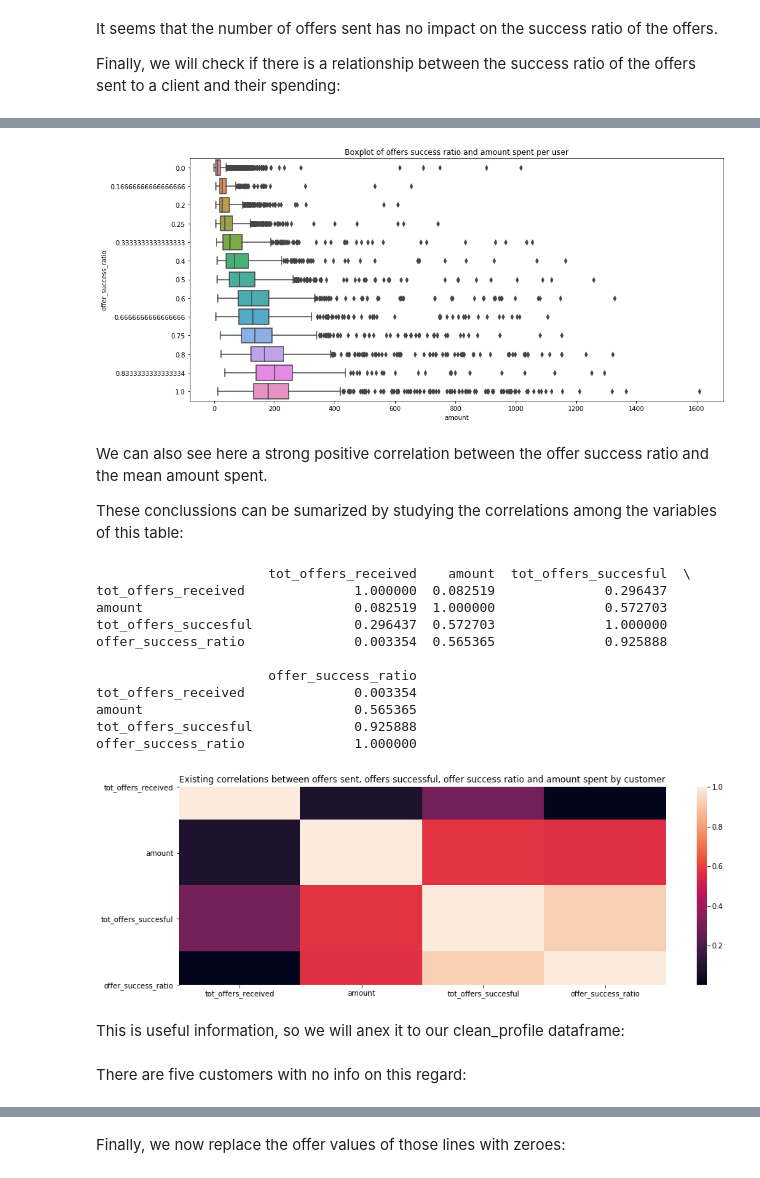
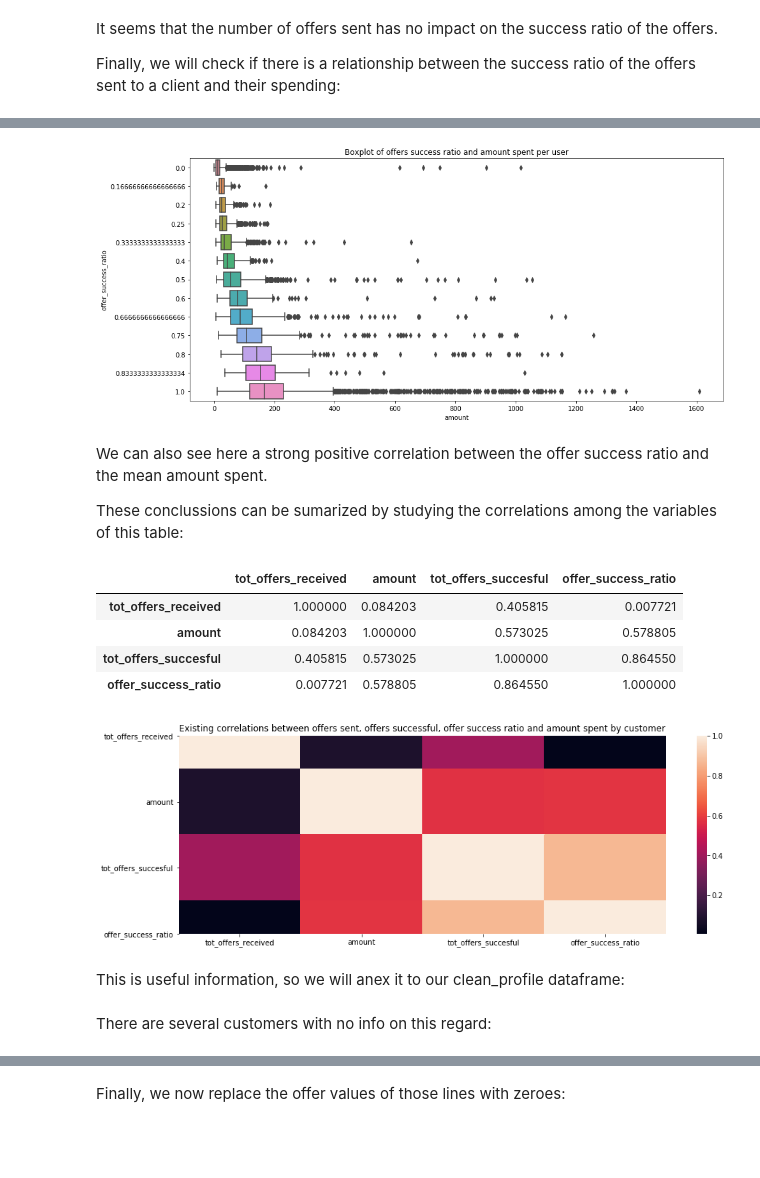
Before and after one commit to IllanL/Udacity_ML_Eng, a Jupyter notebook: Capstone project - Starbucks/Starbucks_Capstone_notebook.ipynb, the cells around one changed output, grey strips where cells are left out. Drawn from its saved outputs; the diff is of its cells as text; code cells hidden in the pictures; blank space fills up the shorter version.

```diff
--- a/Capstone project - Starbucks/Starbucks_Capstone_notebook.ipynb
+++ b/Capstone project - Starbucks/Starbucks_Capstone_notebook.ipynb
@@ -421,0 +421,2 @@ Let's keep these values for now, and we will see how to deal with them later, if
+# %%
+transcript2 = transcript2[~transcript2['offer_id'].isin(portfolio[portfolio['offer_type']=='informational']['id'])]
@@ -761,33 +763,27 @@ fig_boxplot = plt.figure(figsize=[15,7])
 a = sns.boxplot(totals_per_user['amount'], totals_per_user['offer_success_ratio'], orient = 'h')
 plt.title('Boxplot of offers success ratio and amount spent per user');
 # %% [output]
-[figure, old version]
+[figure, new version]
 # %% [markdown]
 We can also see here a strong positive correlation between the offer success ratio and the mean amount spent.
 
 These conclussions can be sumarized by studying the correlations among the variables of this table:
 # %%
 correlations = totals_per_user.corr()
-print(correlations)
 sns.heatmap(correlations)
-plt.title('Existing correlations between offers sent, offers successful, offer success ratio and amount spent by customer');
+plt.title('Existing correlations between offers sent, offers successful, offer success ratio and amount spent by customer')
+correlations
 # %% [output]
-                      tot_offers_received    amount  tot_offers_succesful  \
-tot_offers_received              1.000000  0.082519              0.296437
-amount                           0.082519  1.000000              0.572703
-tot_offers_succesful             0.296437  0.572703              1.000000
-offer_success_ratio              0.003354  0.565365              0.925888
-
-                      offer_success_ratio
-tot_offers_received              0.003354
-amount                           0.565365
-tot_offers_succesful             0.925888
-offer_success_ratio              1.000000
+|  | tot_offers_received | amount | tot_offers_succesful | offer_success_ratio |
+| tot_offers_received | 1.000000 | 0.084203 | 0.405815 | 0.007721 |
+| amount | 0.084203 | 1.000000 | 0.573025 | 0.578805 |
+| tot_offers_succesful | 0.405815 | 0.573025 | 1.000000 | 0.864550 |
+| offer_success_ratio | 0.007721 | 0.578805 | 0.864550 | 1.000000 |
-[figure, old version]
+[figure, new version]
 # %% [markdown]
 This is useful information, so we will anex it to our clean_profile dataframe:
 # %%
 clean_profile_expanded = pd.merge(clean_profile, totals_per_user, on='id', how='left')
 # %% [markdown]
-There are five customers with no info on this regard:
+There are several customers with no info on this regard:
 # %%
```
Also changed, not shown: parts of 120 cells of this notebook, 4 other files.
